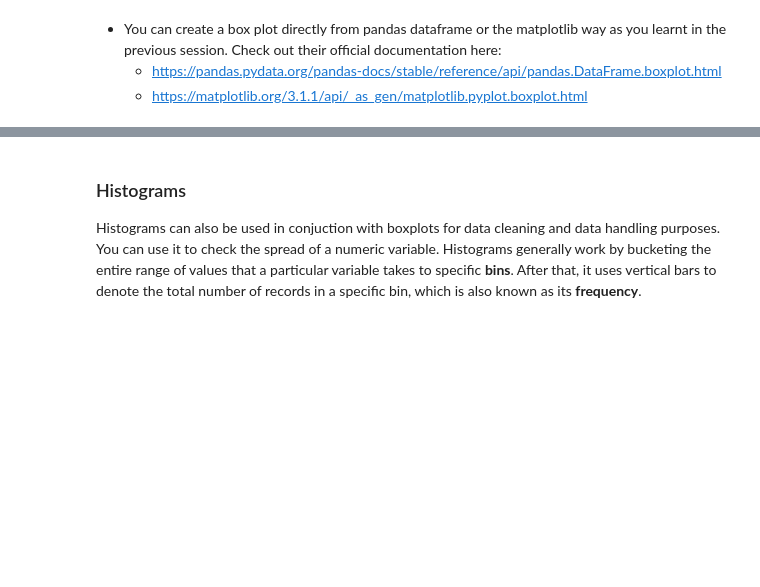
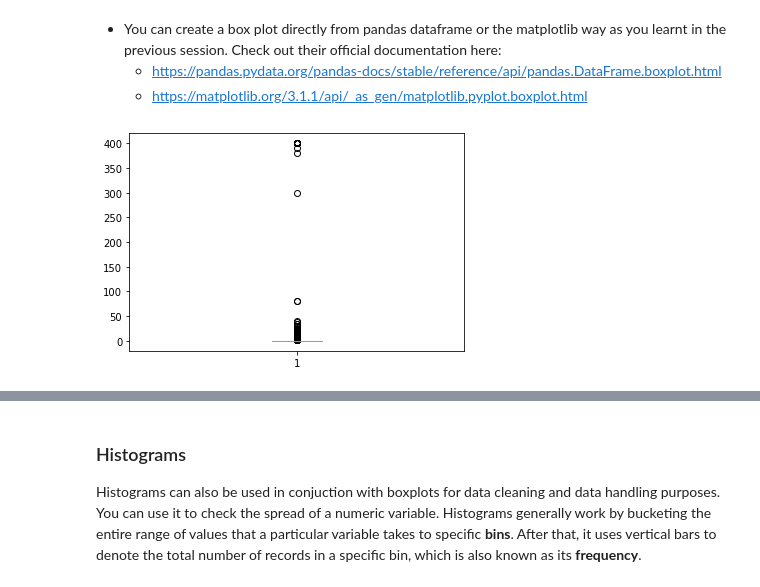
Before and after one commit to khairnardevashish/Data-Visualisation-for-DS-and-ML, a Jupyter notebook: Case Study Notebook/Data Visualisation in Python - Case Study.ipynb, the cells around one changed output, grey strips where cells are left out. Drawn from its saved outputs; the diff is of its cells as text; code cells hidden in the pictures; blank space fills up the shorter version.

Commit message:
Data Visualization plots using matplotlib

```diff
--- a/Case Study Notebook/Data Visualisation in Python - Case Study.ipynb
+++ b/Case Study Notebook/Data Visualisation in Python - Case Study.ipynb
@@ -374,0 +371,9 @@ The data that we have needs to make sense and therefore you can perform certain
+# %%
+#Perform the sanity checks on the Reviews column
+df.Rating.describe() #should be between 1 and 5
+
+df[(df.Reviews > df.Installs)]
+
+#Drop the records with above condition
+df = df[-(df.Reviews > df.Installs)]
+df.head()
@@ -395,4 +412,8 @@ Using a box plot you can identify the outliers as follows:
 # %%
 #Create a box plot for the price column
+plt.boxplot(df.Price)
+plt.show()
+# %% [output]
+[figure, added]
 # %%
 #Check the apps with price more than 200
```
Also changed, not shown: parts of 24 cells of this notebook, 5 other files.
